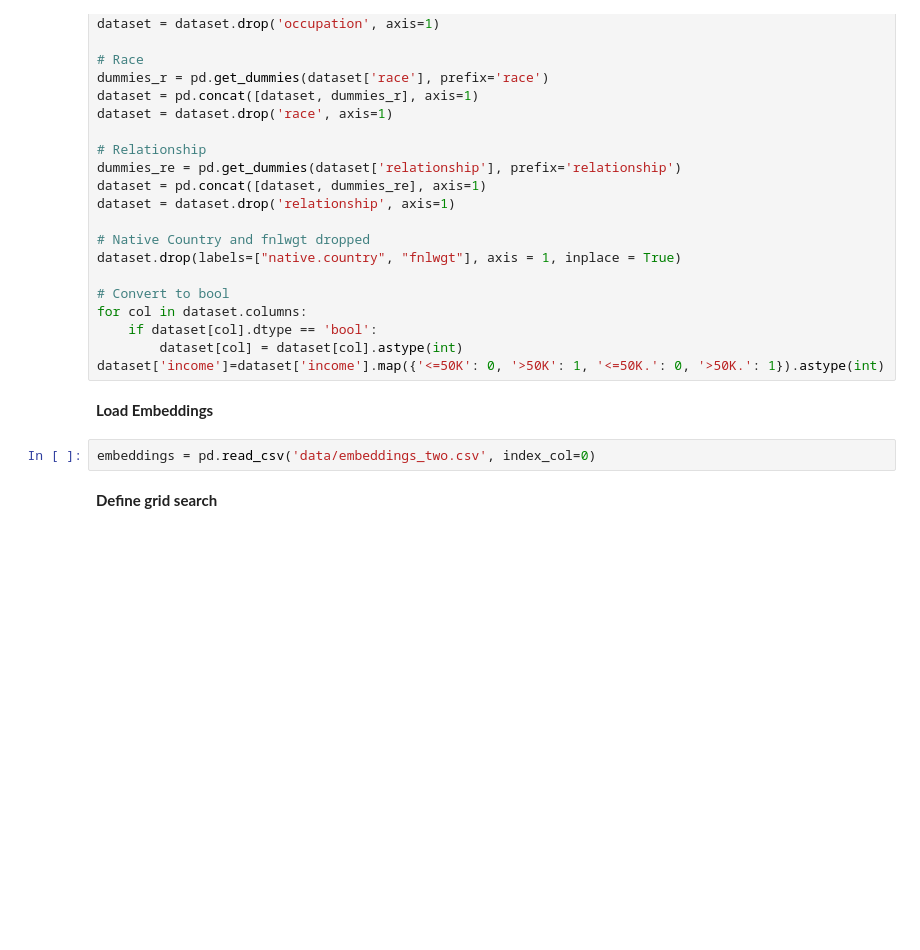
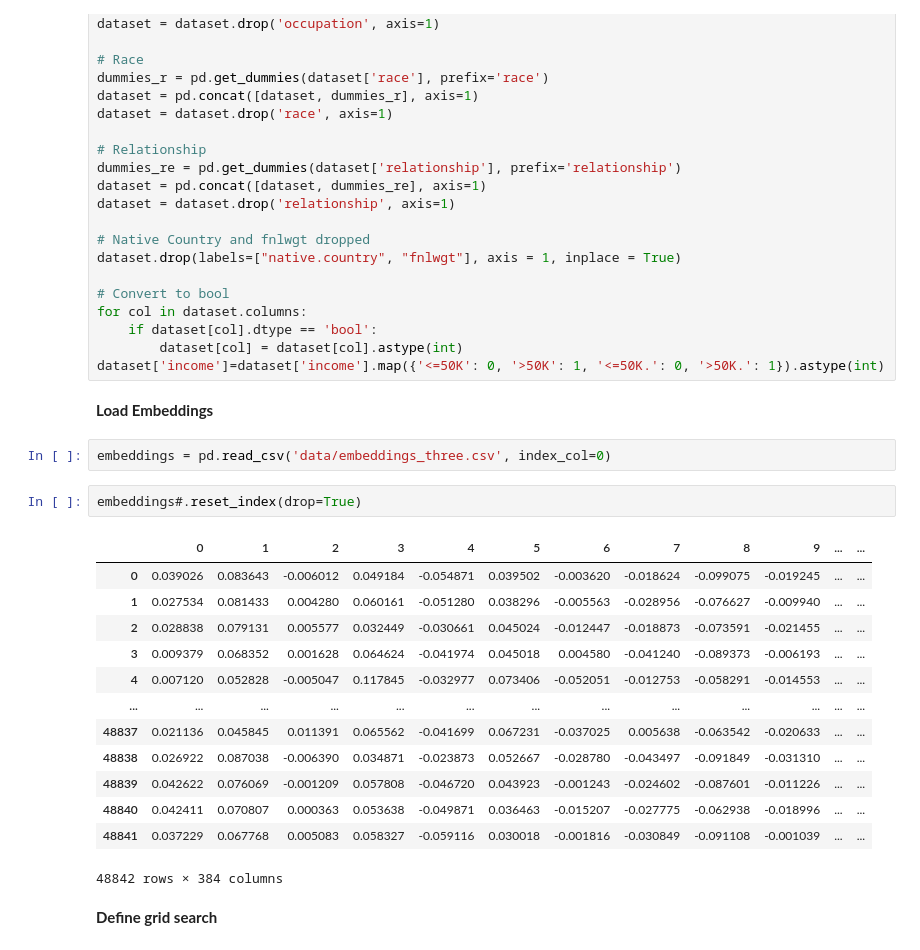
Before and after one commit to giorgiodemarchi/TabText-Experiments, a Jupyter notebook: TrainingSize_experiment.ipynb, the cells around one changed output. Drawn from its saved outputs; the diff is of its cells as text; blank space fills up the shorter version.

```diff
--- a/TrainingSize_experiment.ipynb
+++ b/TrainingSize_experiment.ipynb
@@ -74,7 +75,23 @@ dataset['income']=dataset['income'].map({'<=50K': 0, '>50K': 1, '<=50K.': 0, '>5
 # %% [markdown]
 **Load Embeddings**
 # %%
-embeddings = pd.read_csv('data/embeddings_two.csv', index_col=0)
+embeddings = pd.read_csv('data/embeddings_three.csv', index_col=0)
+# %%
+embeddings#.reset_index(drop=True)
+# %% [output]
+|  | 0 | 1 | 2 | 3 | 4 | 5 | 6 | 7 | 8 | 9 | ... | ... |
+| 0 | 0.039026 | 0.083643 | -0.006012 | 0.049184 | -0.054871 | 0.039502 | -0.003620 | -0.018624 | -0.099075 | -0.019245 | ... | ... |
+| 1 | 0.027534 | 0.081433 | 0.004280 | 0.060161 | -0.051280 | 0.038296 | -0.005563 | -0.028956 | -0.076627 | -0.009940 | ... | ... |
+| 2 | 0.028838 | 0.079131 | 0.005577 | 0.032449 | -0.030661 | 0.045024 | -0.012447 | -0.018873 | -0.073591 | -0.021455 | ... | ... |
+| 3 | 0.009379 | 0.068352 | 0.001628 | 0.064624 | -0.041974 | 0.045018 | 0.004580 | -0.041240 | -0.089373 | -0.006193 | ... | ... |
+| 4 | 0.007120 | 0.052828 | -0.005047 | 0.117845 | -0.032977 | 0.073406 | -0.052051 | -0.012753 | -0.058291 | -0.014553 | ... | ... |
+| ... | ... | ... | ... | ... | ... | ... | ... | ... | ... | ... | ... | ... |
+| 48837 | 0.021136 | 0.045845 | 0.011391 | 0.065562 | -0.041699 | 0.067231 | -0.037025 | 0.005638 | -0.063542 | -0.020633 | ... | ... |
+| 48838 | 0.026922 | 0.087038 | -0.006390 | 0.034871 | -0.023873 | 0.052667 | -0.028780 | -0.043497 | -0.091849 | -0.031310 | ... | ... |
+| 48839 | 0.042622 | 0.076069 | -0.001209 | 0.057808 | -0.046720 | 0.043923 | -0.001243 | -0.024602 | -0.087601 | -0.011226 | ... | ... |
+| 48840 | 0.042411 | 0.070807 | 0.000363 | 0.053638 | -0.049871 | 0.036463 | -0.015207 | -0.027775 | -0.062938 | -0.018996 | ... | ... |
+| 48841 | 0.037229 | 0.067768 | 0.005083 | 0.058327 | -0.059116 | 0.030018 | -0.001816 | -0.030849 | -0.091108 | -0.001039 | ... | ... |
+48842 rows × 384 columns
 # %% [markdown]
 **Define grid search**
 # %%
```
Also changed, not shown: parts of 15 cells of this notebook.
